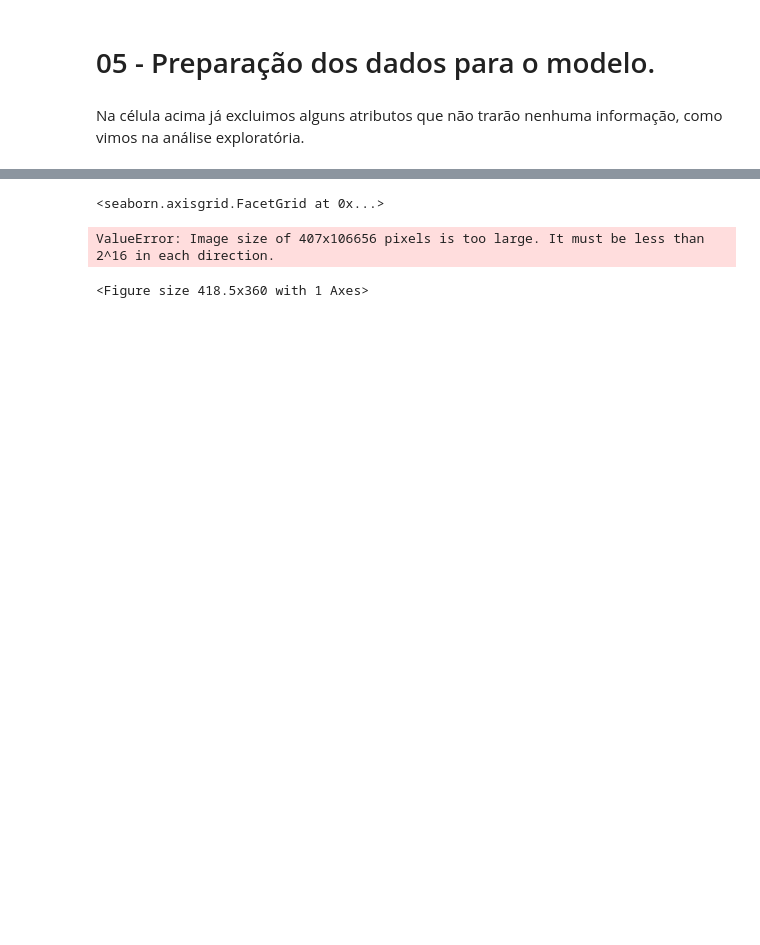
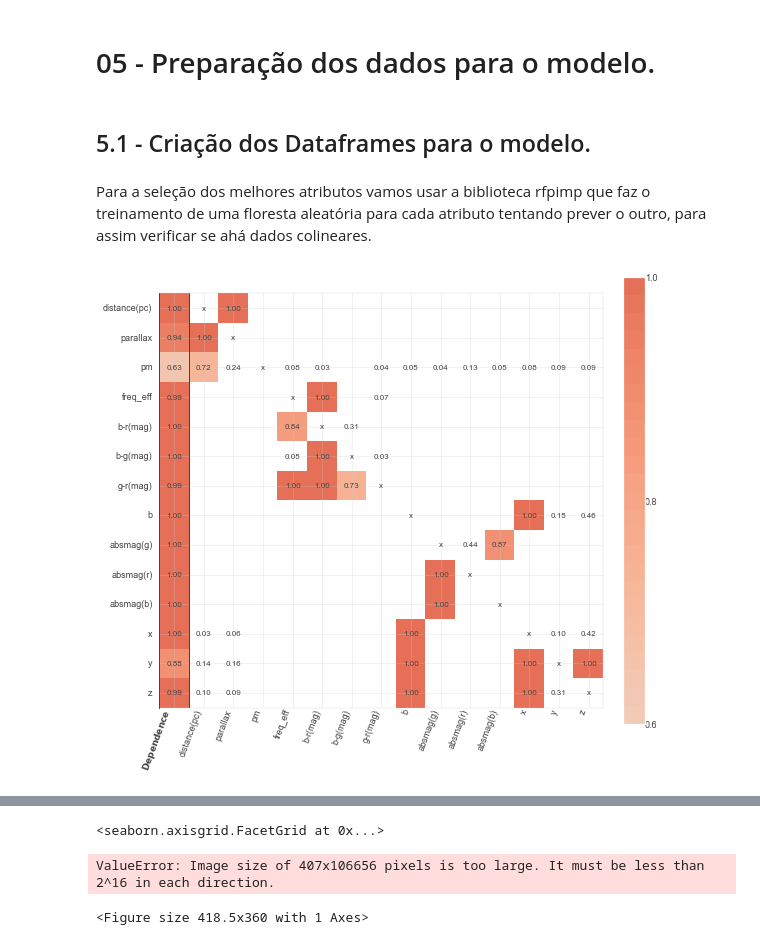
Before and after one commit to Di-carvalho/classifica-o_de_estrelas_GAIA-Clustering, a Jupyter notebook: star_classification-gaia.ipynb, the cells around one changed output, grey strips where cells are left out. Cells and saved outputs as stored; diff of their text form; code cells hidden in the pictures; blank space fills up the shorter version.

```diff
--- a/star_classification-gaia.ipynb
+++ b/star_classification-gaia.ipynb
@@ -607,5 +632,7 @@ Alguns atributos possuem bastante outliers, o que vai influir na padronização.
 # %% [markdown]
 # 05 - Preparação dos dados para o modelo.
+# %% [markdown]
+## 5.1 - Criação dos Dataframes para o modelo.
 # %%
 # Criando um Dataframe para guardar as coordenadas.
 
@@ -620,7 +647,12 @@ coo['distance'] = stars_data['distance']
 # %%
 # Criando um Dataframe para o modelo.
 
-df_model = stars_data
-df_model = df_model.drop(columns=['ra','dec','Unnamed: 0','l'])
+df_model_full = stars_data
+df_model_full = df_model_full.drop(columns=['ra','dec','Unnamed: 0','l'])
-# %% [markdown]
-Na célula acima já excluimos alguns atributos que não trarão nenhuma informação, como vimos na análise exploratória.
+# %% [markdown]
+Para a seleção dos melhores atributos vamos usar a biblioteca rfpimp que faz o treinamento de uma floresta aleatória para cada atributo tentando prever o outro, para assim verificar se ahá dados colineares.
+# %%
+rfpimp.plot_dependence_heatmap(rfpimp.feature_dependence_matrix(df_model_full),figsize=(8,8))
+fig = plt.gcf()
+# %% [output]
+[figure, added]
```
Also changed, not shown: parts of 29 cells of this notebook.
